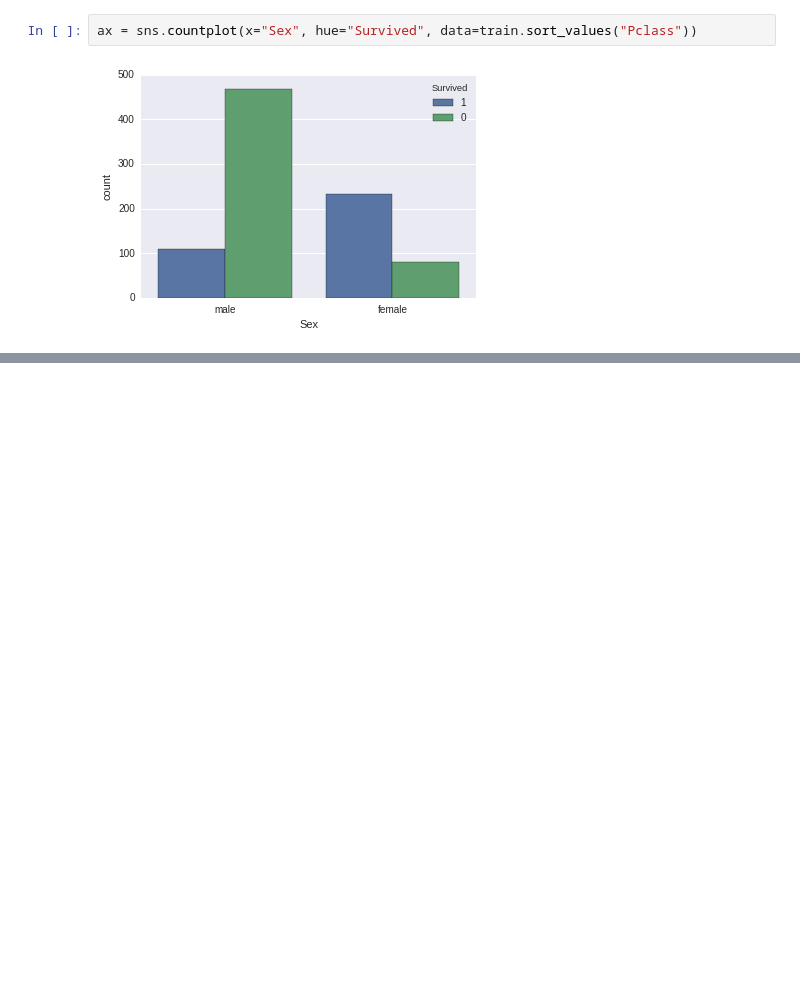
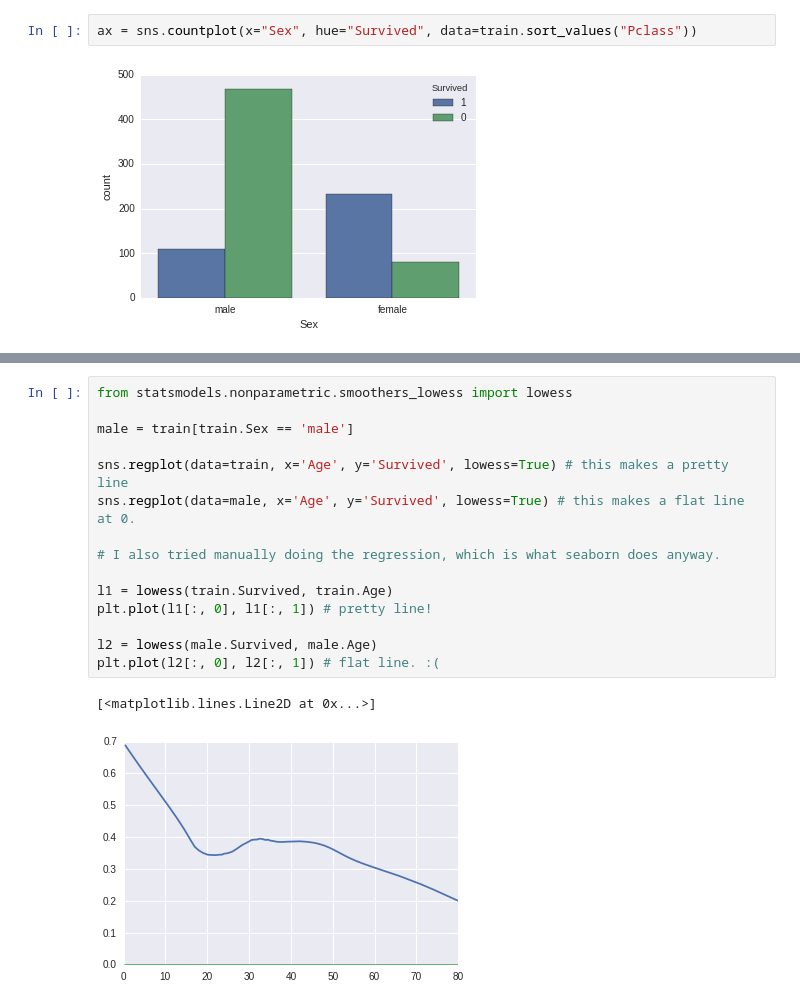
Before and after one commit to paulruvolo/DataScience16WarmupProject, a Jupyter notebook: titanic.ipynb, the cells around one changed output, grey strips where cells are left out. Cells and saved outputs as stored; diff of their text form; blank space fills up the shorter version.

Commit message:
lowess regressions

```diff
--- a/titanic.ipynb
+++ b/titanic.ipynb
@@ -43,0 +56,18 @@ ax = sns.stripplot(x="Age", y="Survived", data=train, size=4, jitter=True, edgec
+# %%
+from statsmodels.nonparametric.smoothers_lowess import lowess
+
+male = train[train.Sex == 'male']
+
+sns.regplot(data=train, x='Age', y='Survived', lowess=True) # this makes a pretty line
+sns.regplot(data=male, x='Age', y='Survived', lowess=True) # this makes a flat line at 0.
+
+# I also tried manually doing the regression, which is what seaborn does anyway.
+
+l1 = lowess(train.Survived, train.Age)
+plt.plot(l1[:, 0], l1[:, 1]) # pretty line!
+
+l2 = lowess(male.Survived, male.Age)
+plt.plot(l2[:, 0], l2[:, 1]) # flat line. :(
+# %% [output]
+[<matplotlib.lines.Line2D at 0x...>]
+[figure, added]
```
Also changed, not shown: parts of 4 cells of this notebook.
